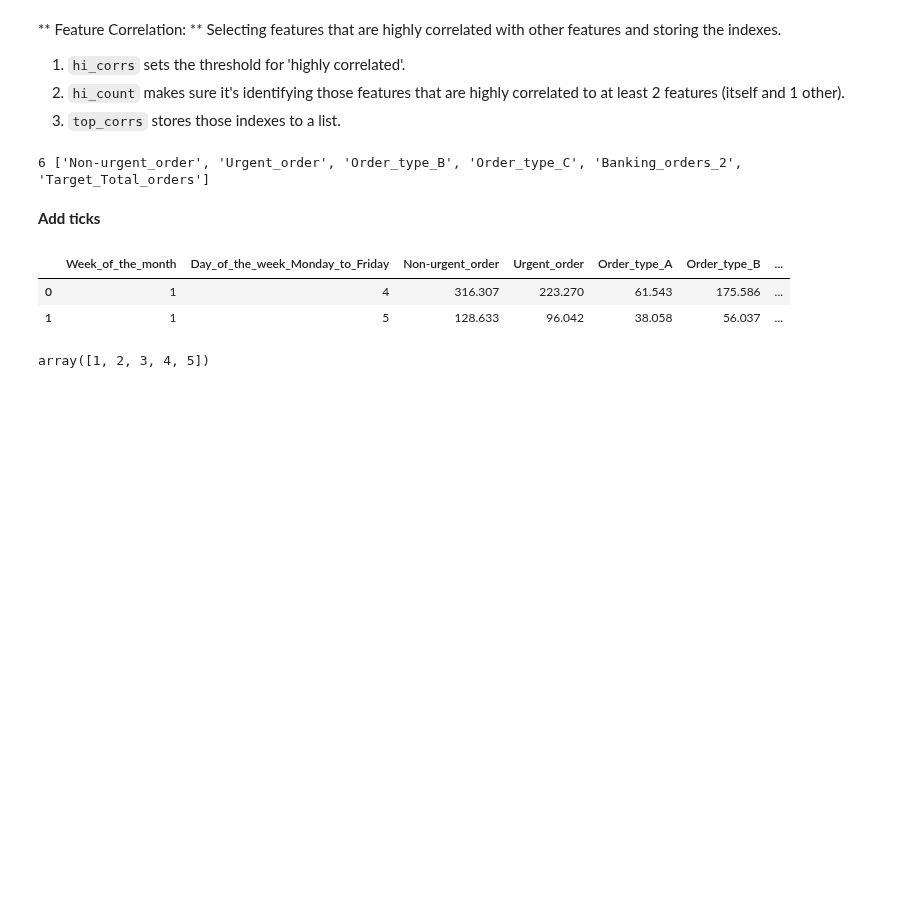
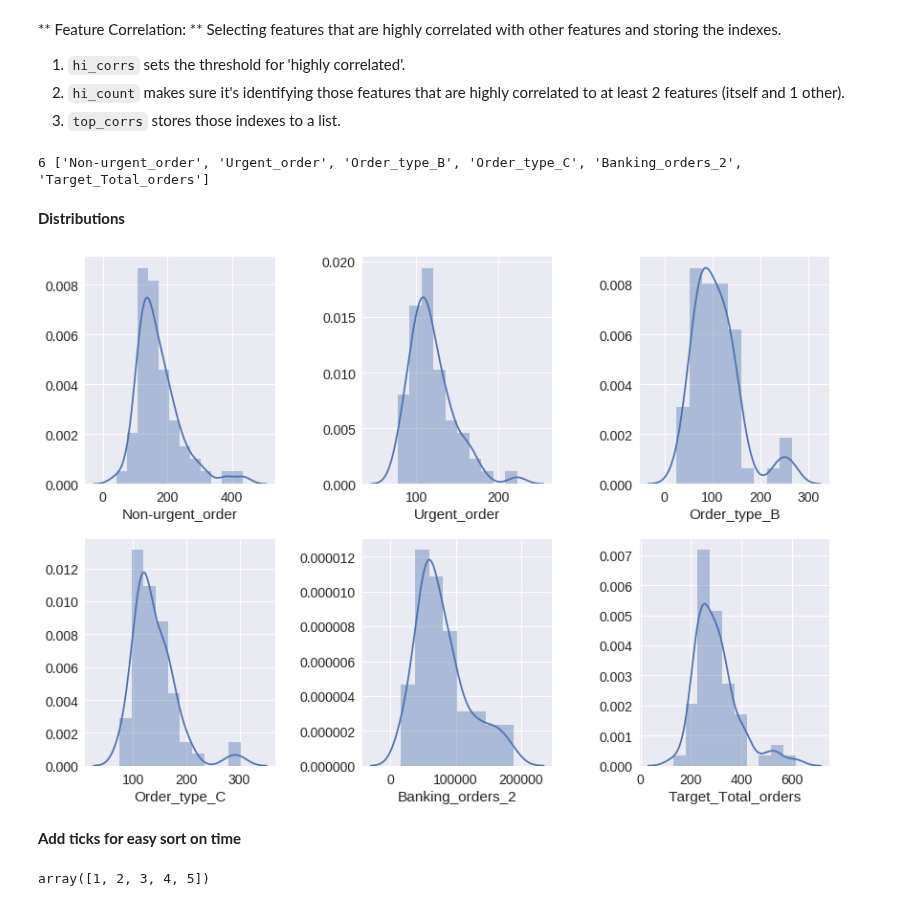
Before and after one commit to aigruber22/brazilian_logistics_company_time_series, a Jupyter notebook: ipynb/01-EDA.ipynb, the cells around one changed output. Saved outputs shown, nothing was run; the diff lists cells and outputs as text; code cells hidden in the pictures; blank space fills up the shorter version.

```diff
--- a/ipynb/01-EDA.ipynb
+++ b/ipynb/01-EDA.ipynb
@@ -67,14 +85,24 @@ top_corrs = list(df_corr[hi_count].index)
 print(len(top_corrs), top_corrs)
 # %% [output]
 6 ['Non-urgent_order', 'Urgent_order', 'Order_type_B', 'Order_type_C', 'Banking_orders_2', 'Target_Total_orders']
+# %% [markdown]
+**Distributions**
+# %%
+df_trim = df[top_corrs]
+# %%
+fig = plt.figure(figsize = (12,12))
+
+for i, col in enumerate(df_trim.columns):
+    fig.add_subplot(3,3,1+i)
+    sns.distplot(df_trim[col])
+
+
+fig.tight_layout()
+fig.show()
+# %% [output]
+[figure, added]
 # %% [markdown]
-**Add ticks**
+**Add ticks for easy sort on time**
-# %%
-df.head(2)
-# %% [output]
-|  | Week_of_the_month | Day_of_the_week_Monday_to_Friday | Non-urgent_order | Urgent_order | Order_type_A | Order_type_B | ... |
-| 0 | 1 | 4 | 316.307 | 223.270 | 61.543 | 175.586 | ... |
-| 1 | 1 | 5 | 128.633 | 96.042 | 38.058 | 56.037 | ... |
 # %%
 df.Week_of_the_month.unique()
 # %% [output]
```
Also changed, not shown: parts of 8 cells of this notebook.
